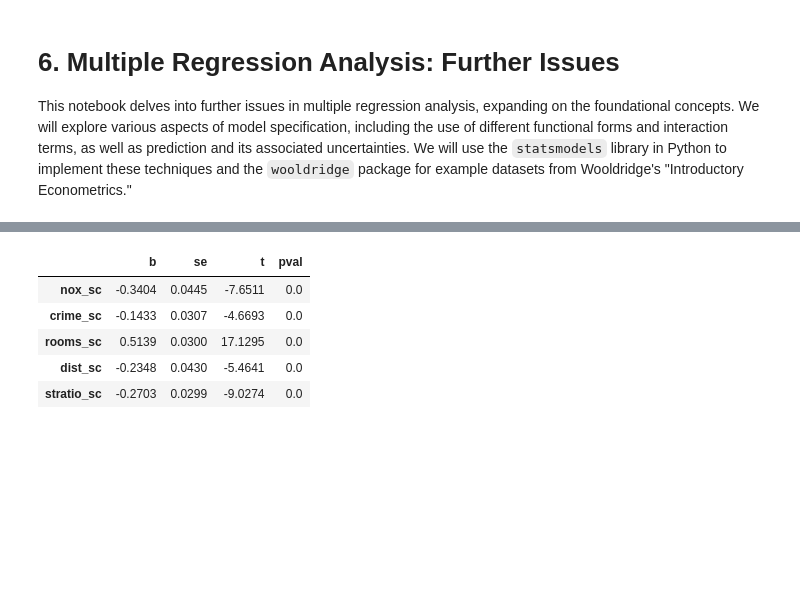
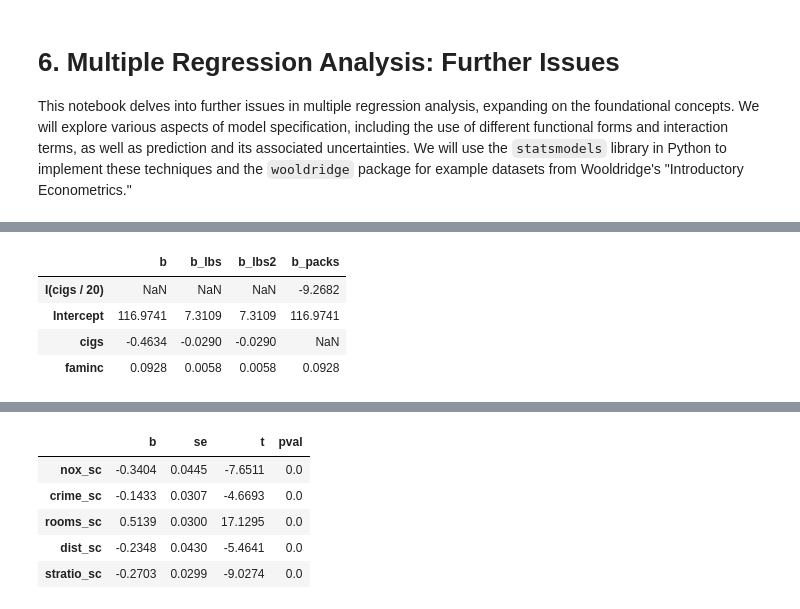
Before and after one commit to jhu-aap-econ/merino, a Jupyter notebook: notebooks/Ch6. MRA - Further Issues.ipynb, the cells around one changed output, grey strips where cells are left out. Cells and saved outputs as stored; diff of their text form; code cells hidden in the pictures; blank space fills up the shorter version.

```diff
--- a/notebooks/Ch6. MRA - Further Issues.ipynb
+++ b/notebooks/Ch6. MRA - Further Issues.ipynb
@@ -95,0 +30,42 @@ where the `_sc` suffix denotes the standardized version of each variable.
+# %%
+bwght = wool.data("bwght")
+
+# regress and report coefficients:
+reg = smf.ols(formula="bwght ~ cigs + faminc", data=bwght)
+results = reg.fit()
+
+# weight in pounds, manual way:
+bwght["bwght_lbs"] = bwght["bwght"] / 16  # 1 pound = 16 ounces
+reg_lbs = smf.ols(formula="bwght_lbs ~ cigs + faminc", data=bwght)
+results_lbs = reg_lbs.fit()
+
+# weight in pounds, direct way:
+reg_lbs2 = smf.ols(
+    formula="I(bwght/16) ~ cigs + faminc",
+    data=bwght,
+)  # Use I() to perform arithmetic within formula
+results_lbs2 = reg_lbs2.fit()
+
+# packs of cigarettes:
+reg_packs = smf.ols(
+    formula="bwght ~ I(cigs/20) + faminc",
+    data=bwght,
+)  # Assuming 20 cigarettes per pack
+results_packs = reg_packs.fit()
+
+# compare results:
+table = pd.DataFrame(
+    {
+        "b": round(results.params, 4),
+        "b_lbs": round(results_lbs.params, 4),
+        "b_lbs2": round(results_lbs2.params, 4),
+        "b_packs": round(results_packs.params, 4),
+    },
+)
+table
+# %% [output]
+|  | b | b_lbs | b_lbs2 | b_packs |
+| I(cigs / 20) | NaN | NaN | NaN | -9.2682 |
+| Intercept | 116.9741 | 7.3109 | 7.3109 | 116.9741 |
+| cigs | -0.4634 | -0.0290 | -0.0290 | NaN |
+| faminc | 0.0928 | 0.0058 | 0.0058 | 0.0928 |
```
Also changed, not shown: parts of 2 cells of this notebook, 34 other files.
